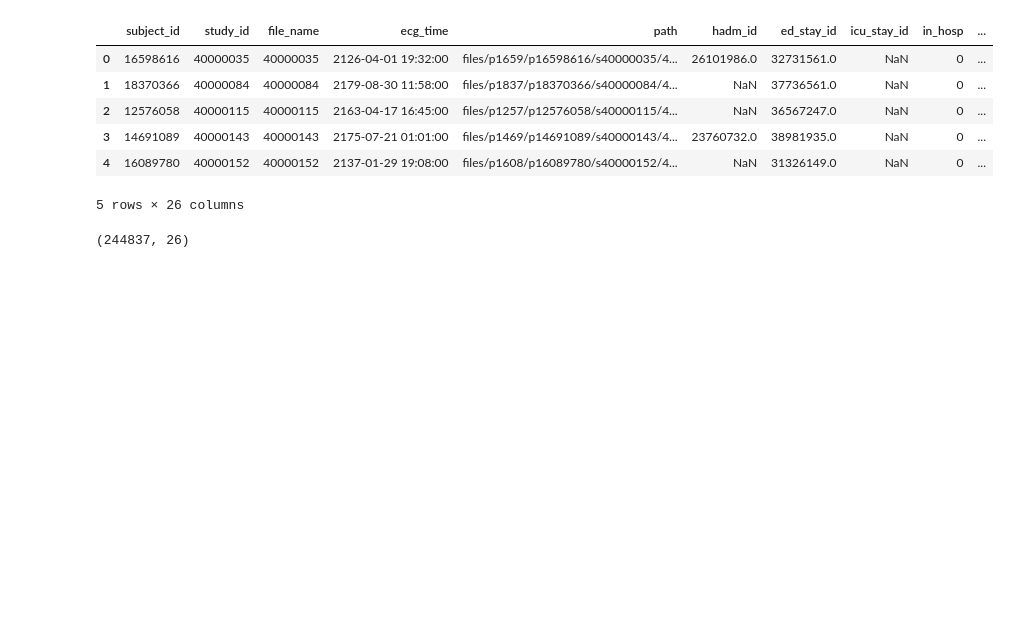
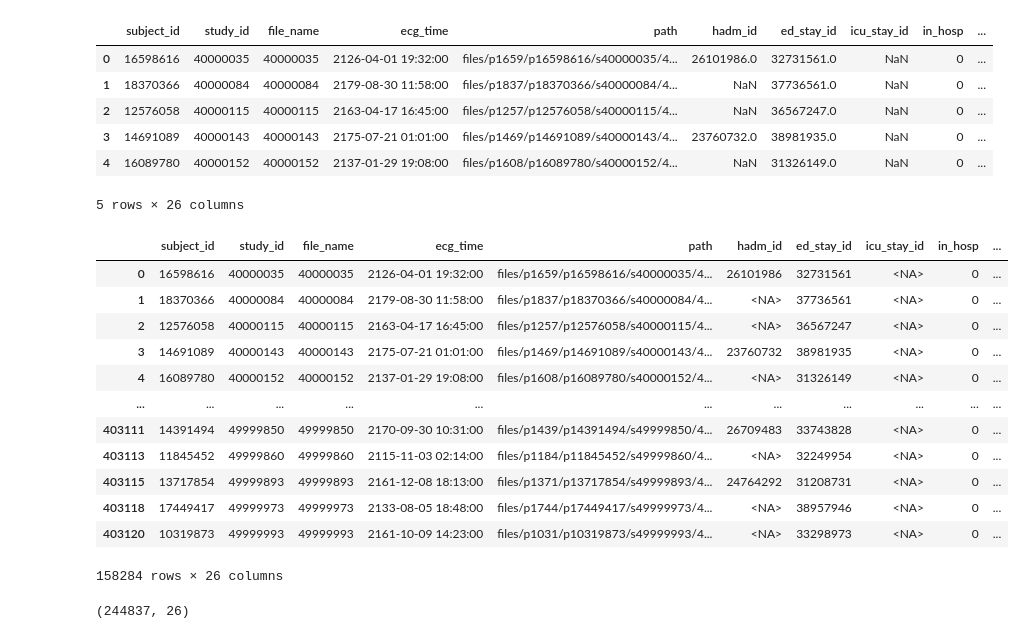
Before and after one commit to brandonng2/CardioTwin, a Jupyter notebook: notebooks/xgboost_baseline.ipynb, the cells around one changed output. Saved outputs shown, nothing was run; the diff lists cells and outputs as text; code cells hidden in the pictures; blank space fills up the shorter version.

```diff
--- a/notebooks/xgboost_baseline.ipynb
+++ b/notebooks/xgboost_baseline.ipynb
@@ -66,6 +111,22 @@ ecg_records.head(5)
 | 3 | 14691089 | 40000143 | 40000143 | 2175-07-21 01:01:00 | files/p1469/p14691089/s40000143/4... | 23760732.0 | 38981935.0 | NaN | 0 | ... |
 | 4 | 16089780 | 40000152 | 40000152 | 2137-01-29 19:08:00 | files/p1608/p16089780/s40000152/4... | NaN | 31326149.0 | NaN | 0 | ... |
 5 rows × 26 columns
+# %%
+ecg_records[ecg_records['in_ed']==1]
+# %% [output]
+|  | subject_id | study_id | file_name | ecg_time | path | hadm_id | ed_stay_id | icu_stay_id | in_hosp | ... |
+| 0 | 16598616 | 40000035 | 40000035 | 2126-04-01 19:32:00 | files/p1659/p16598616/s40000035/4... | 26101986 | 32731561 | <NA> | 0 | ... |
+| 1 | 18370366 | 40000084 | 40000084 | 2179-08-30 11:58:00 | files/p1837/p18370366/s40000084/4... | <NA> | 37736561 | <NA> | 0 | ... |
+| 2 | 12576058 | 40000115 | 40000115 | 2163-04-17 16:45:00 | files/p1257/p12576058/s40000115/4... | <NA> | 36567247 | <NA> | 0 | ... |
+| 3 | 14691089 | 40000143 | 40000143 | 2175-07-21 01:01:00 | files/p1469/p14691089/s40000143/4... | 23760732 | 38981935 | <NA> | 0 | ... |
+| 4 | 16089780 | 40000152 | 40000152 | 2137-01-29 19:08:00 | files/p1608/p16089780/s40000152/4... | <NA> | 31326149 | <NA> | 0 | ... |
+| ... | ... | ... | ... | ... | ... | ... | ... | ... | ... | ... |
+| 403111 | 14391494 | 49999850 | 49999850 | 2170-09-30 10:31:00 | files/p1439/p14391494/s49999850/4... | 26709483 | 33743828 | <NA> | 0 | ... |
+| 403113 | 11845452 | 49999860 | 49999860 | 2115-11-03 02:14:00 | files/p1184/p11845452/s49999860/4... | <NA> | 32249954 | <NA> | 0 | ... |
+| 403115 | 13717854 | 49999893 | 49999893 | 2161-12-08 18:13:00 | files/p1371/p13717854/s49999893/4... | 24764292 | 31208731 | <NA> | 0 | ... |
+| 403118 | 17449417 | 49999973 | 49999973 | 2133-08-05 18:48:00 | files/p1744/p17449417/s49999973/4... | <NA> | 38957946 | <NA> | 0 | ... |
+| 403120 | 10319873 | 49999993 | 49999993 | 2161-10-09 14:23:00 | files/p1031/p10319873/s49999993/4... | <NA> | 33298973 | <NA> | 0 | ... |
+158284 rows × 26 columns
 # %%
 only_ed = ecg_records[ecg_records['in_ed'] == 0]
 print(only_ed.shape)
```
Also changed, not shown: parts of 7 cells of this notebook, 11 other files.
